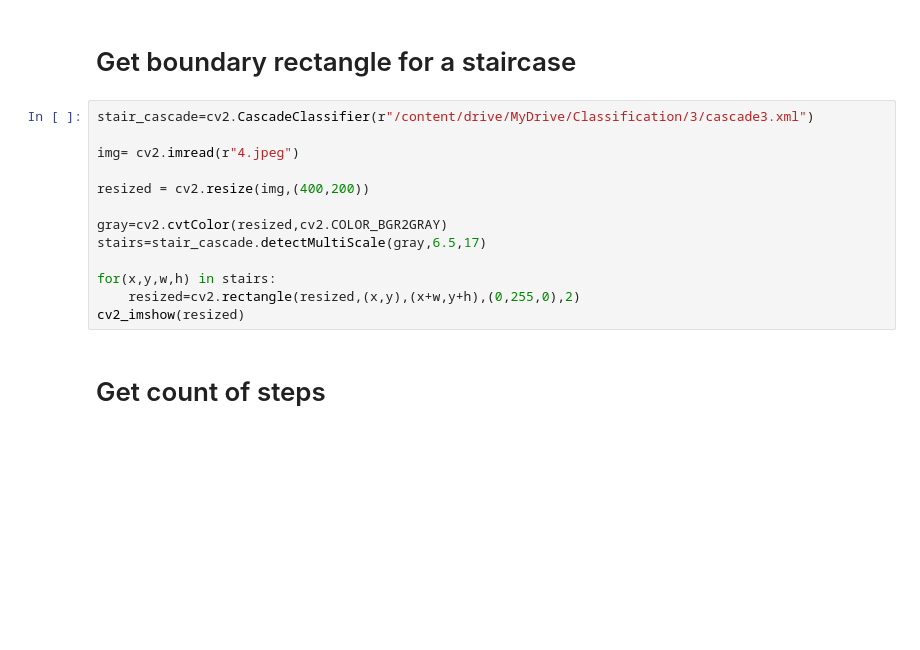
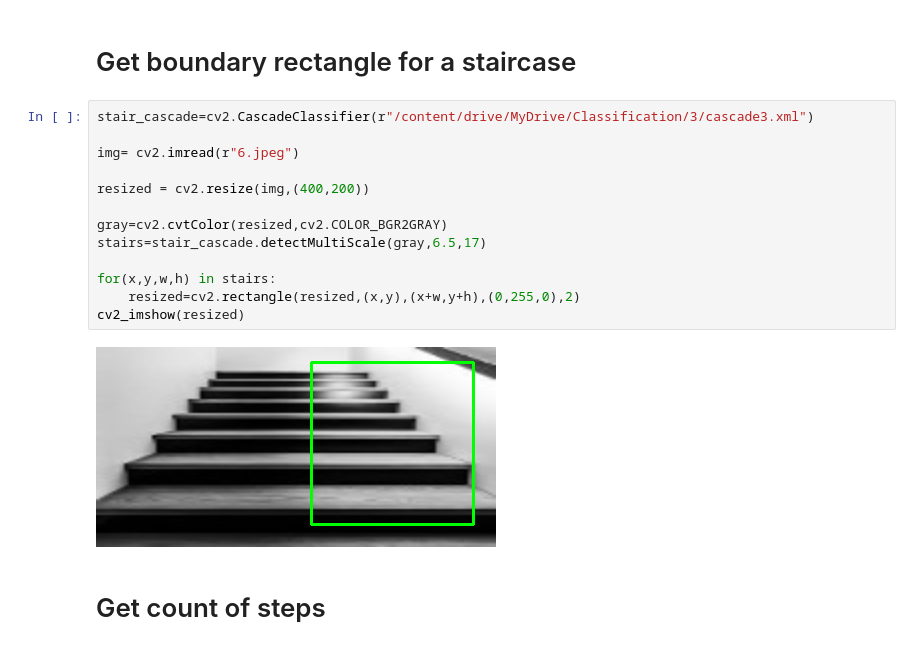
Before and after one commit to JayawardanaJTH/Train-robot-to-climb-staircase, a Jupyter notebook: staircase_classification_vgg16.ipynb, the cells around one changed output. Saved outputs shown, nothing was run; the diff lists cells and outputs as text; blank space fills up the shorter version.

```diff
--- a/staircase_classification_vgg16.ipynb
+++ b/staircase_classification_vgg16.ipynb
@@ -298,16 +298,18 @@ plt.show()
 # %%
 stair_cascade=cv2.CascadeClassifier(r"/content/drive/MyDrive/Classification/3/cascade3.xml")
 
-img= cv2.imread(r"4.jpeg")
+img= cv2.imread(r"6.jpeg")
 
 resized = cv2.resize(img,(400,200))
 
 gray=cv2.cvtColor(resized,cv2.COLOR_BGR2GRAY)
 stairs=stair_cascade.detectMultiScale(gray,6.5,17)
 
 for(x,y,w,h) in stairs:
     resized=cv2.rectangle(resized,(x,y),(x+w,y+h),(0,255,0),2)
 cv2_imshow(resized)
+# %% [output]
+[figure, added]
 # %% [markdown]
 # Get count of steps
 # %%
```
